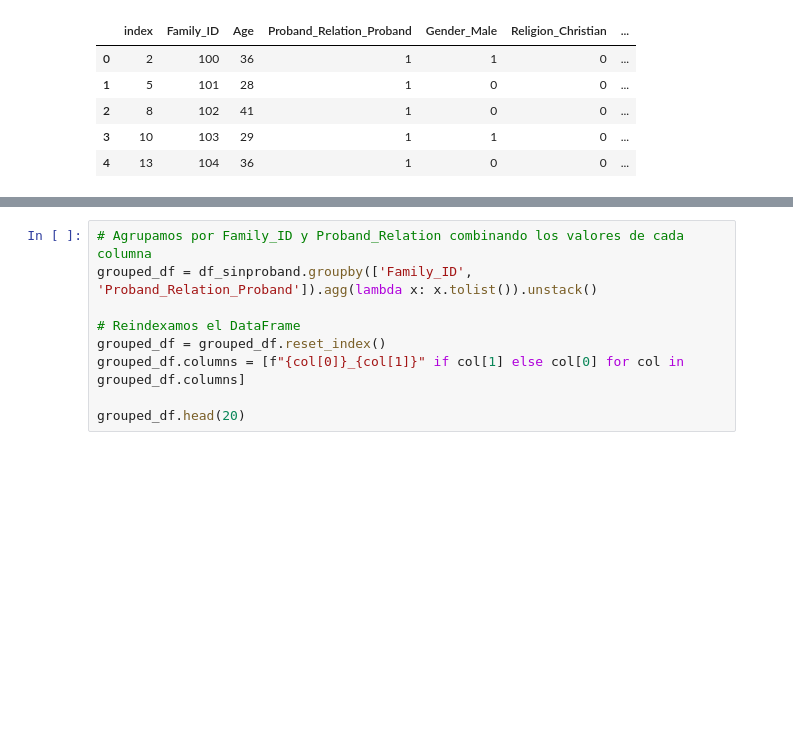
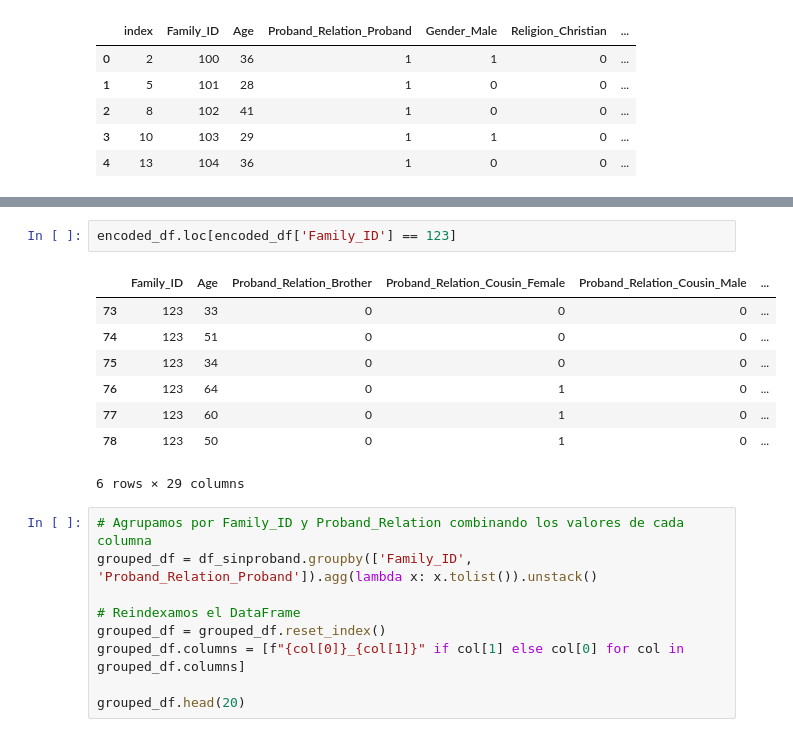
Before and after one commit to A01793101-GMuniz/ProyectoIntegrador, a Jupyter notebook: Avance2_5.ipynb, the cells around one changed output, grey strips where cells are left out. Saved outputs shown, nothing was run; the diff lists cells and outputs as text; blank space fills up the shorter version.

```diff
--- a/Avance2_5.ipynb
+++ b/Avance2_5.ipynb
@@ -424,3 +426,14 @@ df_proband['Family_ID'].nunique()
+# %%
+encoded_df.loc[encoded_df['Family_ID'] == 123]
+# %% [output]
+|  | Family_ID | Age | Proband_Relation_Brother | Proband_Relation_Cousin_Female | Proband_Relation_Cousin_Male | ... |
+| 73 | 123 | 33 | 0 | 0 | 0 | ... |
+| 74 | 123 | 51 | 0 | 0 | 0 | ... |
+| 75 | 123 | 34 | 0 | 0 | 0 | ... |
+| 76 | 123 | 64 | 0 | 1 | 0 | ... |
+| 77 | 123 | 60 | 0 | 1 | 0 | ... |
+| 78 | 123 | 50 | 0 | 1 | 0 | ... |
+6 rows × 29 columns
 # %%
 # Agrupamos por Family_ID y Proband_Relation combinando los valores de cada columna
 grouped_df = df_sinproband.groupby(['Family_ID', 'Proband_Relation_Proband']).agg(lambda x: x.tolist()).unstack()
```
Also changed, not shown: parts of 10 cells of this notebook.
